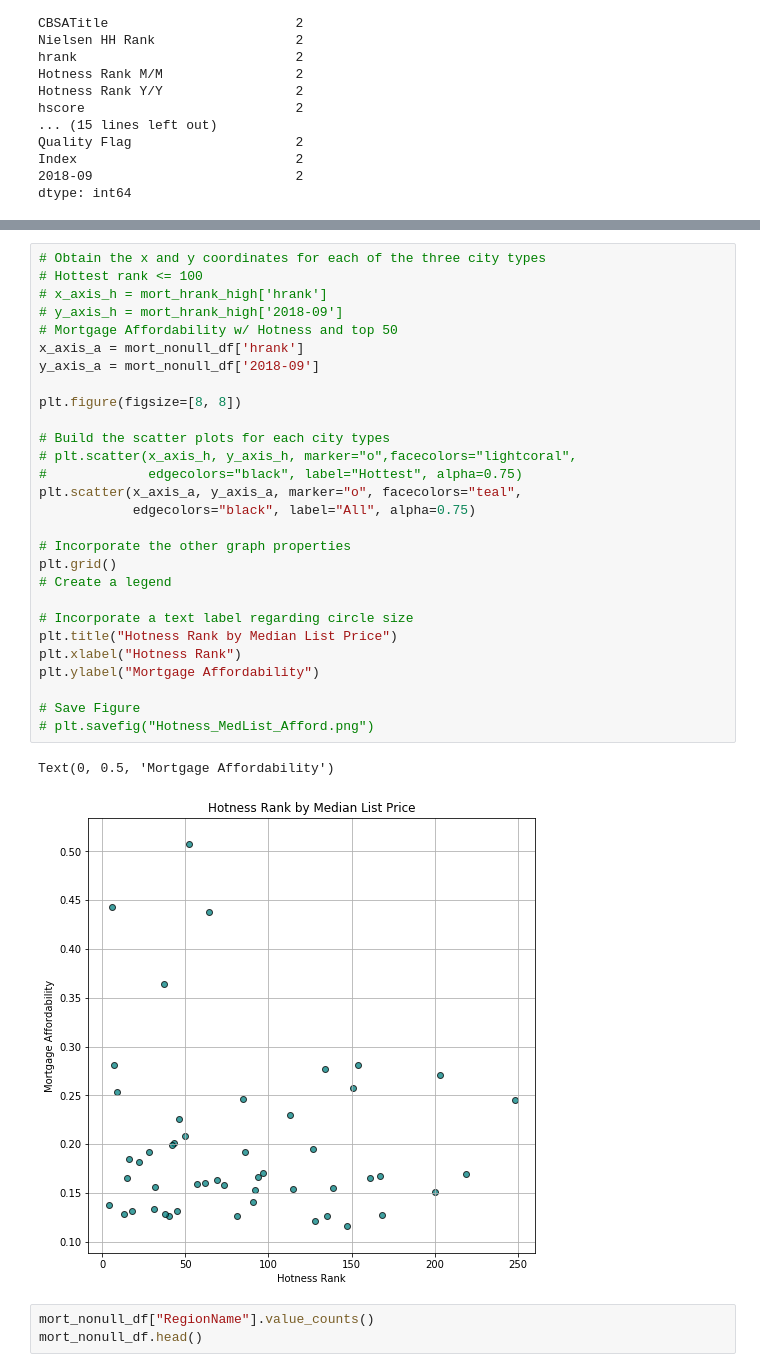
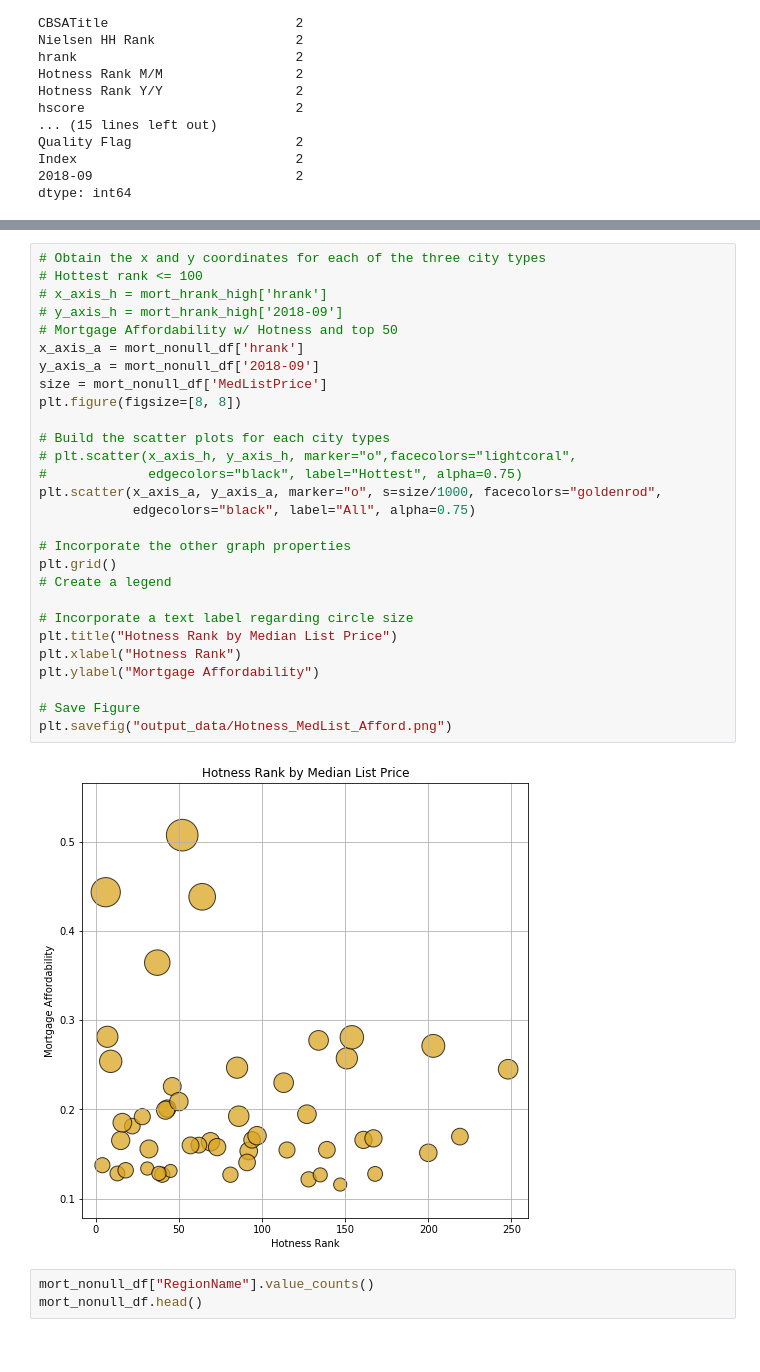
Before and after one commit to LoriHarris/Real_Estate_Affordability, a Jupyter notebook: plots.ipynb, the cells around one changed output, grey strips where cells are left out. Drawn from its saved outputs; the diff is of its cells as text.

```diff
--- a/plots.ipynb
+++ b/plots.ipynb
@@ -465,34 +476,33 @@ plt.tight_layout()
 # %%
 # Obtain the x and y coordinates for each of the three city types
 # Hottest rank <= 100
 # x_axis_h = mort_hrank_high['hrank']
 # y_axis_h = mort_hrank_high['2018-09']
 # Mortgage Affordability w/ Hotness and top 50
 x_axis_a = mort_nonull_df['hrank']
 y_axis_a = mort_nonull_df['2018-09']
-
+size = mort_nonull_df['MedListPrice']
 plt.figure(figsize=[8, 8])
 
 # Build the scatter plots for each city types
 # plt.scatter(x_axis_h, y_axis_h, marker="o",facecolors="lightcoral",
 #             edgecolors="black", label="Hottest", alpha=0.75)
-plt.scatter(x_axis_a, y_axis_a, marker="o", facecolors="teal",
+plt.scatter(x_axis_a, y_axis_a, marker="o", s=size/1000, facecolors="goldenrod",
             edgecolors="black", label="All", alpha=0.75)
 
 # Incorporate the other graph properties
 plt.grid()
 # Create a legend
 
 # Incorporate a text label regarding circle size
 plt.title("Hotness Rank by Median List Price")
 plt.xlabel("Hotness Rank")
 plt.ylabel("Mortgage Affordability")
 
 # Save Figure
-# plt.savefig("Hotness_MedList_Afford.png")
+plt.savefig("output_data/Hotness_MedList_Afford.png")
 # %% [output]
-Text(0, 0.5, 'Mortgage Affordability')
-[figure, old version]
+[figure, new version]
 # %%
 mort_nonull_df["RegionName"].value_counts()
 mort_nonull_df.head()
```
Also changed, not shown: parts of 12 cells of this notebook, 8 other files.
